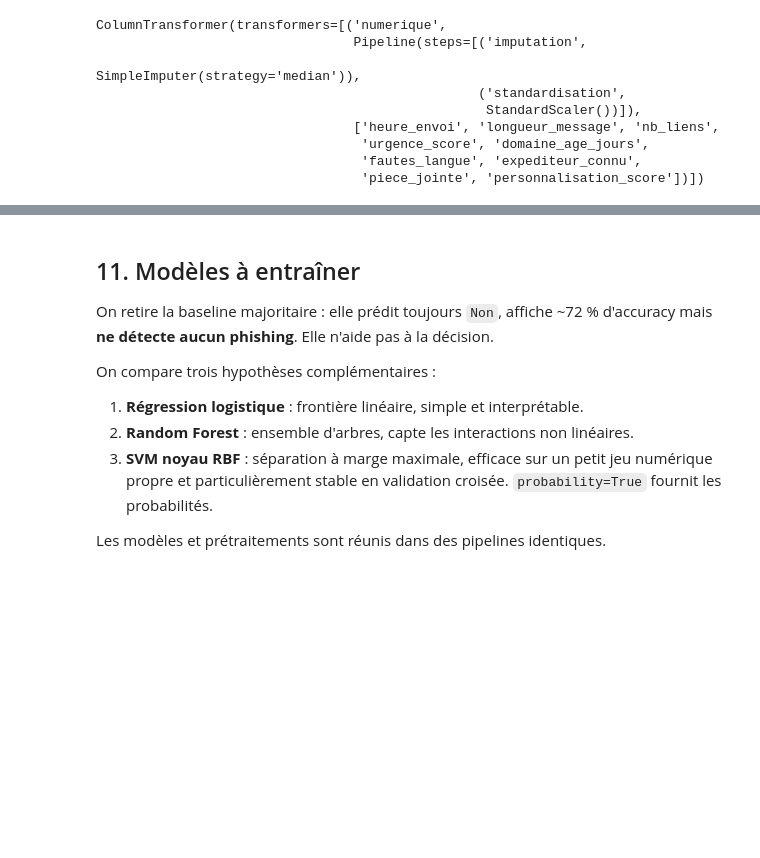
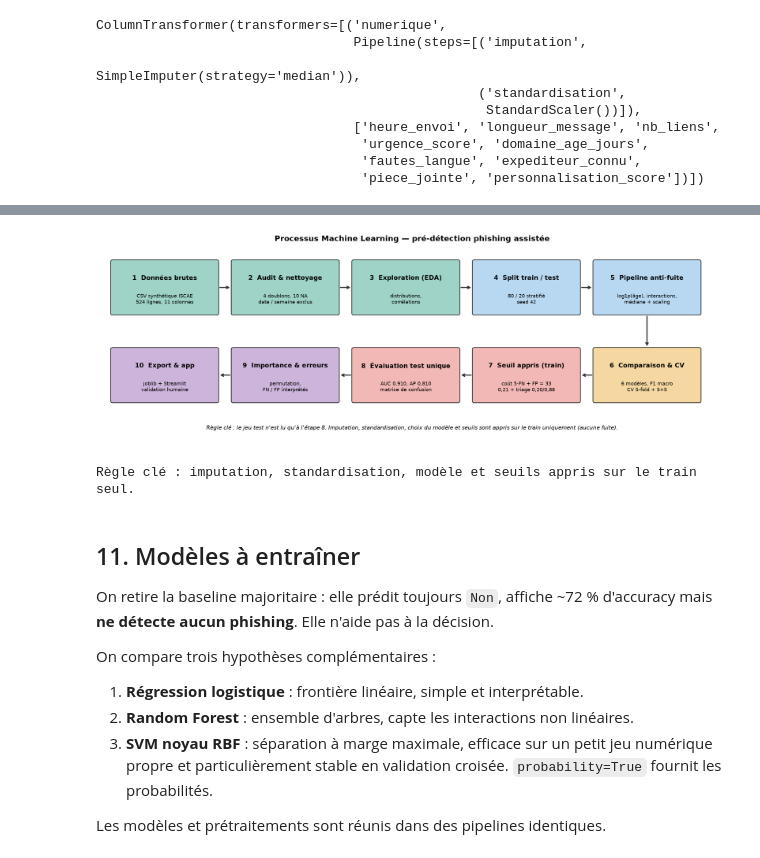
Before and after one commit to bennoomenfaker/app_phishing_ia, a Jupyter notebook: notebook_ML_IA_confiance_numerique.ipynb, the cells around one changed output, grey strips where cells are left out. Drawn from its saved outputs; the diff is of its cells as text; code cells hidden in the pictures; blank space fills up the shorter version.

```diff
--- a/notebook_ML_IA_confiance_numerique.ipynb
+++ b/notebook_ML_IA_confiance_numerique.ipynb
@@ -885,3 +889,10 @@ ColumnTransformer(transformers=[('numerique',
+# %%
+from IPython.display import Image as IPyImage, display
+display(IPyImage(filename="artefacts/processus_phishing_ia.png"))
+print("Règle clé : imputation, standardisation, modèle et seuils appris sur le train seul.")
+# %% [output]
+[figure, added]
+Règle clé : imputation, standardisation, modèle et seuils appris sur le train seul.
 # %% [markdown]
 ## 11. Modèles à entraîner
 
```
Also changed, not shown: parts of 18 cells of this notebook, 23 other files.
